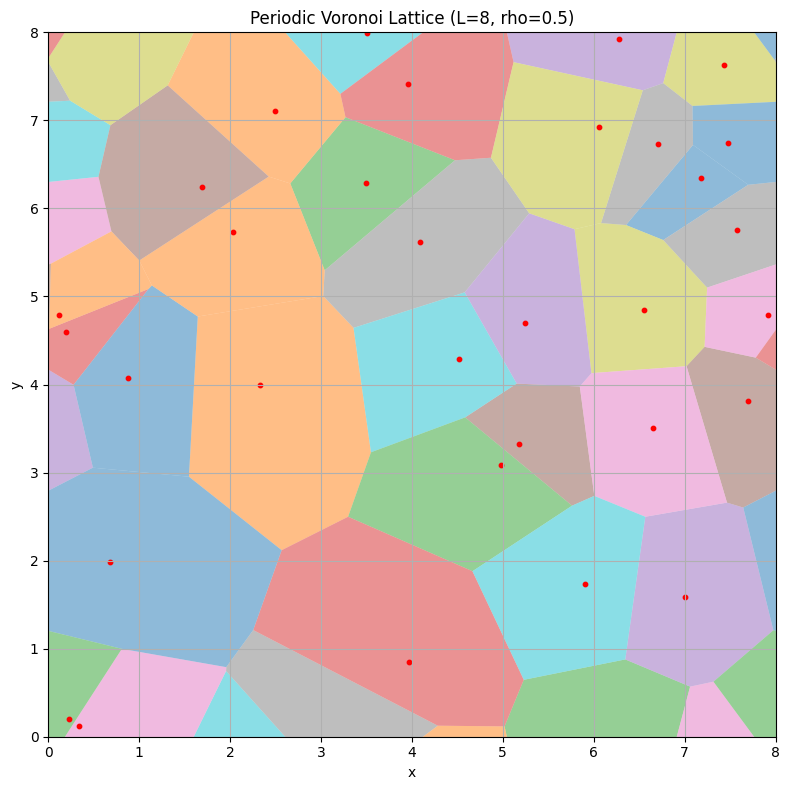
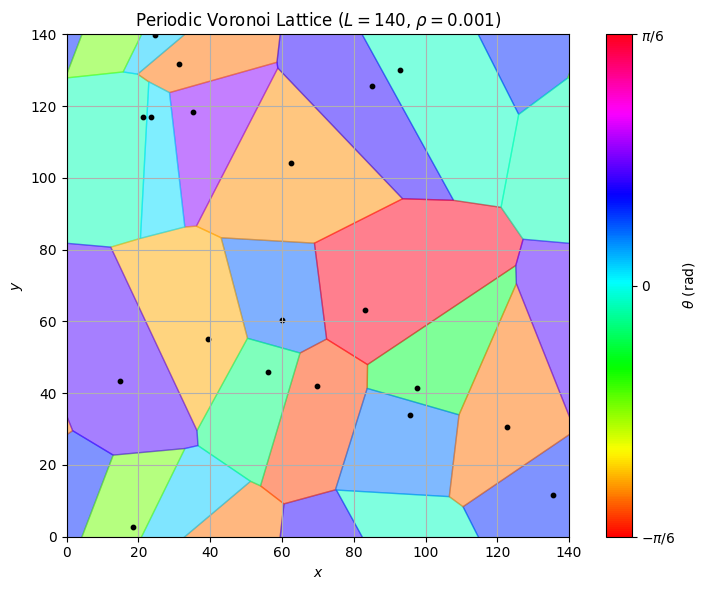
The change to this notebook cell's code, shown as a diff; its figure went from the first image to the second:
--- before
+++ after
@@ -1,4 +1,26 @@
-L = 8
-rho = 0.5
-lat = lattice.PerodicVoronoi(L, rho)
+L = 140
+rho = 0.001
+lat = Voronoi.PeriodicVoronoi(L, rho)
 lat.plot()
+plt.show()
+
+T = 10
+beta = 1 / T
+epsilon = 0.0
+gamma = 1.0
+theta, energy = MonteCarlo.monte_carlo(lat.theta.copy(), lat.adj_i, lat.adj_j, lat.adj_length, beta, epsilon, rho, gamma, n_sweeps=100000)
+
+plt.plot(energy)
+plt.xlabel('Sweep')
+plt.ylabel('Energy')
+plt.title('Energy vs Sweep')
+plt.tight_layout()
+plt.show()
+
+lat.theta = theta
+lat.plot()
+plt.show()
+
+graphene = Graphene.GrapheneCrystal(lat, a=1.42)
+graphene.plot()
+plt.show()

Commit: update